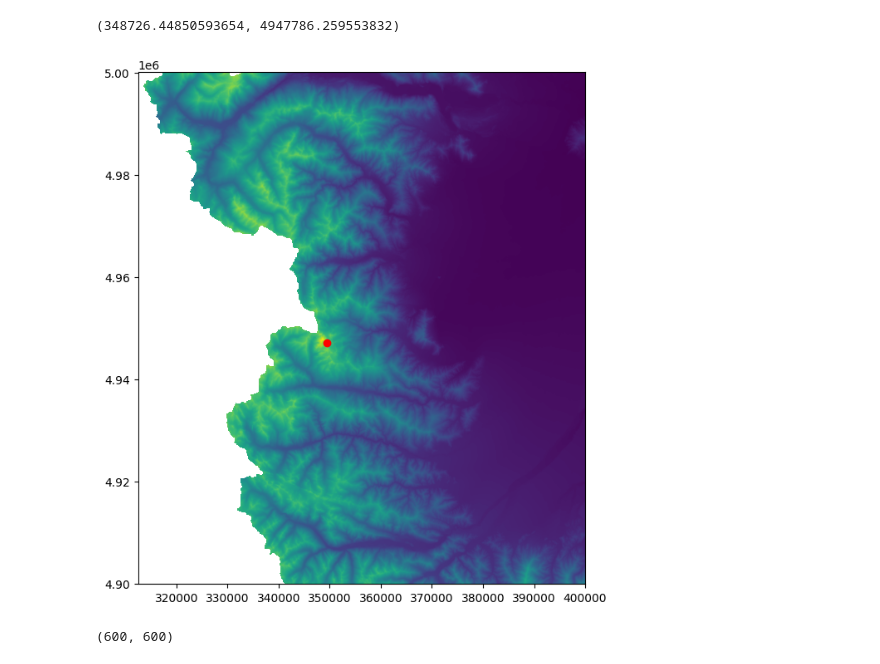
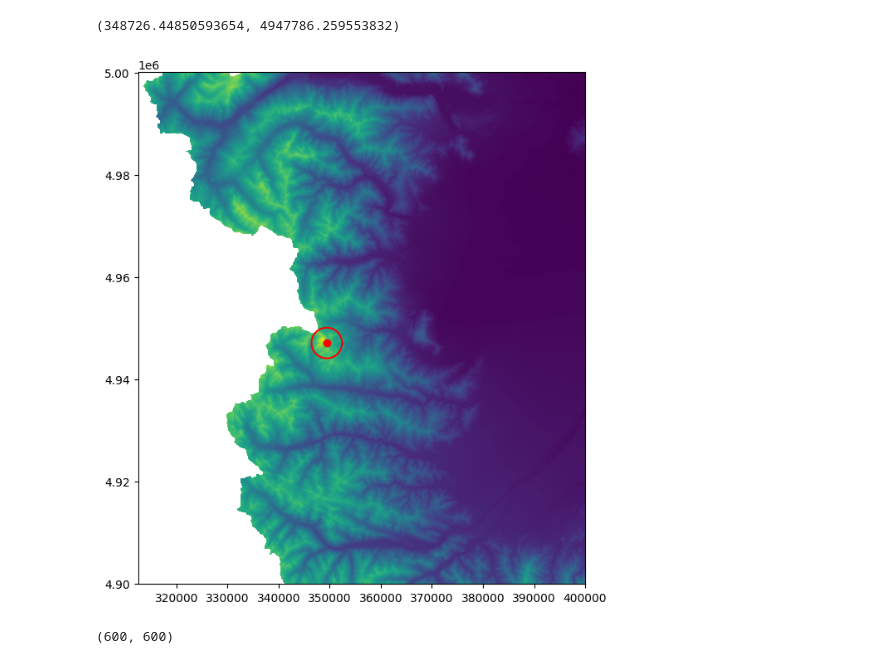
Before and after one commit to jojolebarjos/heightmap-slicer, a Jupyter notebook: notebook/extract_tinitaly.ipynb, the cells around one changed output. Saved outputs shown, nothing was run; the diff lists cells and outputs as text; code cells hidden in the pictures.

```diff
--- a/notebook/extract_tinitaly.ipynb
+++ b/notebook/extract_tinitaly.ipynb
@@ -104,12 +106,14 @@ assert iy_min * unit <= cy < iy_max * unit
 # %%
 # Show heightmap
 _, ax = plt.subplots(figsize=(8, 8))
 ax.imshow(buffer, extent=(ix_min * unit, (ix_min + width) * unit, iy_min * unit, (iy_min + height) * unit))
 ax.scatter([cx], [cy], c="r")
+q = np.linspace(0.0, 2 * np.pi, 200, endpoint=True)
+ax.plot(np.cos(q) * radius + cx, np.sin(q) * radius + cy, c="r")
 ax.set_aspect("equal")
 #ax.set_xlim(cx - 2000, cx + 2000)
 #ax.set_ylim(cy - 2000, cy + 2000)
 plt.show()
 # %% [output]
-[figure, old version]
+[figure, new version]
 # %%
```
Also changed, not shown: parts of 5 cells of this notebook.
